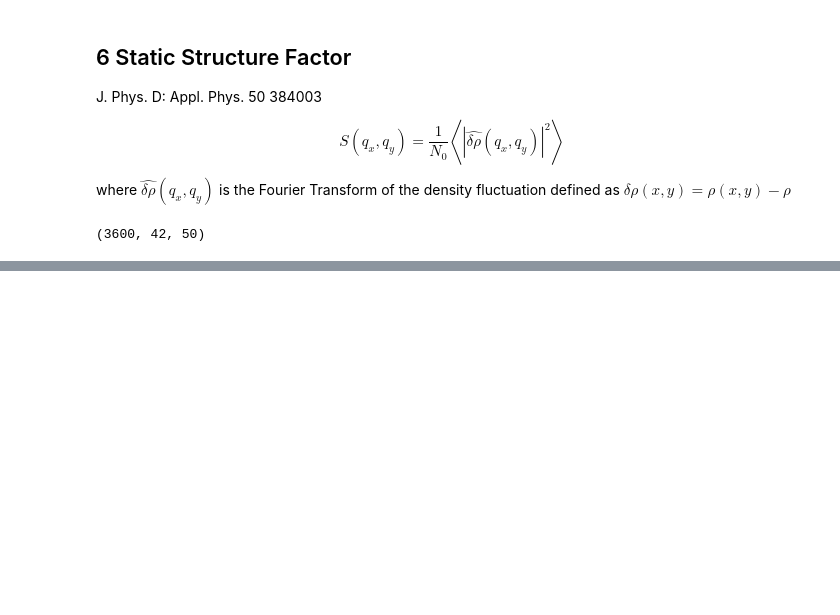
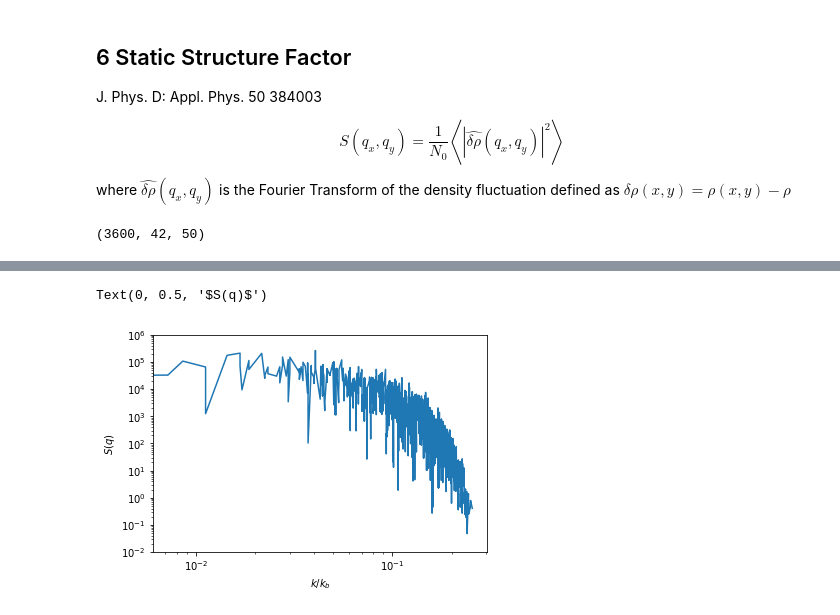
Before and after one commit to ZLoverty/Python, a Jupyter notebook: Correlation/src/fig-5_energy-spectrum.ipynb, the cells around one changed output, grey strips where cells are left out. Saved outputs shown, nothing was run; the diff lists cells and outputs as text; code cells hidden in the pictures; blank space fills up the shorter version.

```diff
--- a/Correlation/src/fig-5_energy-spectrum.ipynb
+++ b/Correlation/src/fig-5_energy-spectrum.ipynb
@@ -744,0 +766,11 @@ plt.imshow(drho)
+# %%
+ind = np.argsort(q.flatten())
+kb = 2 * np.pi / 3
+plt.plot(q.flatten()[ind]/kb, drho_hat_sq.flatten()[ind])
+plt.loglog()
+plt.ylim([1e-2, 1e6])
+plt.xlabel('$k/k_b$')
+plt.ylabel('$S(q)$')
+# %% [output]
+Text(0, 0.5, '$S(q)$')
+[figure, added]
```
Also changed, not shown: parts of 14 cells of this notebook.
